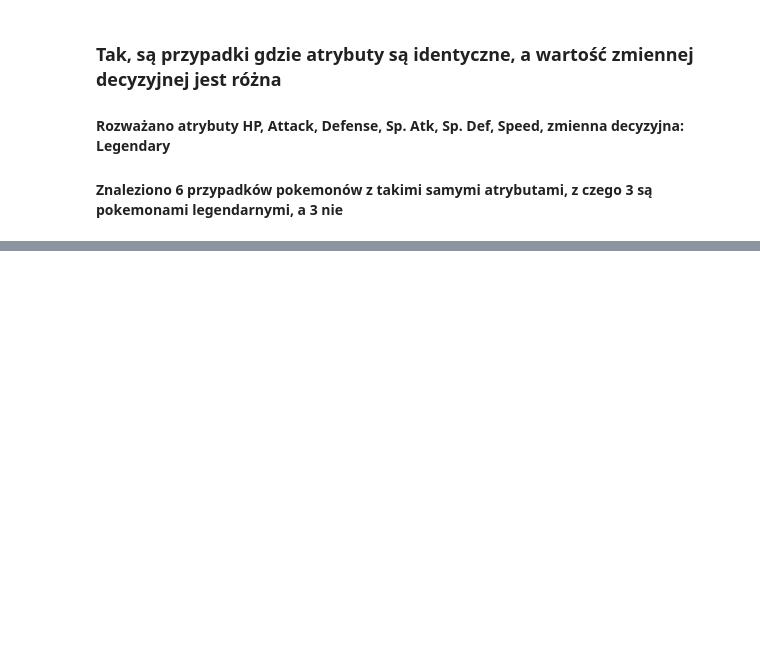
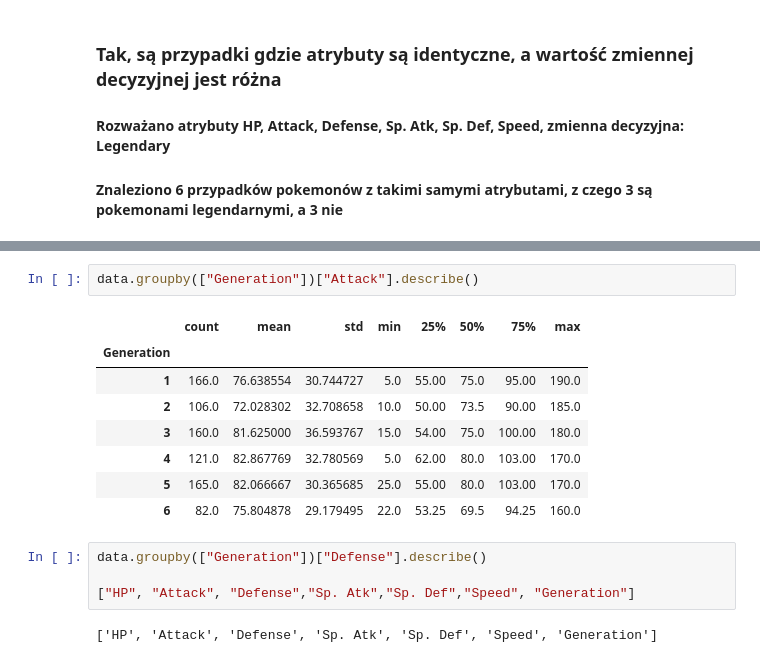
Before and after one commit to Hatulak/data-mining, a Jupyter notebook: ps1.ipynb, the cells around one changed output, grey strips where cells are left out. Drawn from its saved outputs; the diff is of its cells as text; blank space fills up the shorter version.

```diff
--- a/ps1.ipynb
+++ b/ps1.ipynb
@@ -271,0 +277,17 @@ groups_with_leg_and_non_leg[0]
+# %%
+data.groupby(["Generation"])["Attack"].describe()
+# %% [output]
+|  | count | mean | std | min | 25% | 50% | 75% | max |
+| Generation |  |  |  |  |  |  |  |  |
+| 1 | 166.0 | 76.638554 | 30.744727 | 5.0 | 55.00 | 75.0 | 95.00 | 190.0 |
+| 2 | 106.0 | 72.028302 | 32.708658 | 10.0 | 50.00 | 73.5 | 90.00 | 185.0 |
+| 3 | 160.0 | 81.625000 | 36.593767 | 15.0 | 54.00 | 75.0 | 100.00 | 180.0 |
+| 4 | 121.0 | 82.867769 | 32.780569 | 5.0 | 62.00 | 80.0 | 103.00 | 170.0 |
+| 5 | 165.0 | 82.066667 | 30.365685 | 25.0 | 55.00 | 80.0 | 103.00 | 170.0 |
+| 6 | 82.0 | 75.804878 | 29.179495 | 22.0 | 53.25 | 69.5 | 94.25 | 160.0 |
+# %%
+data.groupby(["Generation"])["Defense"].describe()
+
+["HP", "Attack", "Defense","Sp. Atk","Sp. Def","Speed", "Generation"]
+# %% [output]
+['HP', 'Attack', 'Defense', 'Sp. Atk', 'Sp. Def', 'Speed', 'Generation']
```
Also changed, not shown: parts of 5 cells of this notebook, 1 other file.
